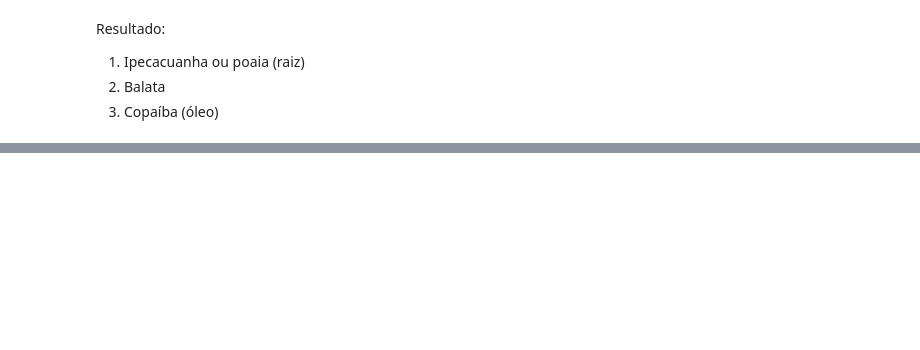
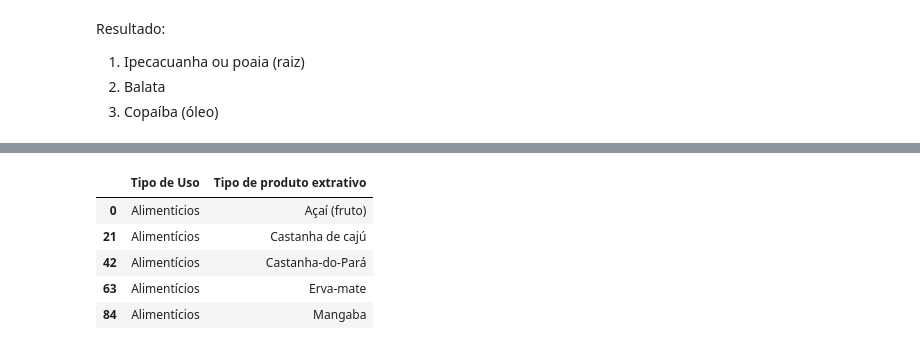
Before and after one commit to mtrentz/blog_notebooks, a Jupyter notebook: 1_Motivacao_Pandas.ipynb, the cells around one changed output, grey strips where cells are left out. Saved outputs shown, nothing was run; the diff lists cells and outputs as text; code cells hidden in the pictures; blank space fills up the shorter version.

```diff
--- a/1_Motivacao_Pandas.ipynb
+++ b/1_Motivacao_Pandas.ipynb
@@ -191,0 +217,13 @@ Resultado:
+# %%
+# Crio uma nova tabela somente com as colunas de interesse da minha tabela original
+df3 = df.loc[:, ['Tipo de Uso', 'Tipo de produto extrativo']]
+# Remove linhas repetidas
+df3.drop_duplicates(inplace=True)
+df3.head()
+# %% [output]
+|  | Tipo de Uso | Tipo de produto extrativo |
+| 0 | Alimentícios | Açaí (fruto) |
+| 21 | Alimentícios | Castanha de cajú |
+| 42 | Alimentícios | Castanha-do-Pará |
+| 63 | Alimentícios | Erva-mate |
+| 84 | Alimentícios | Mangaba |
```
Also changed, not shown: parts of 20 cells of this notebook.
